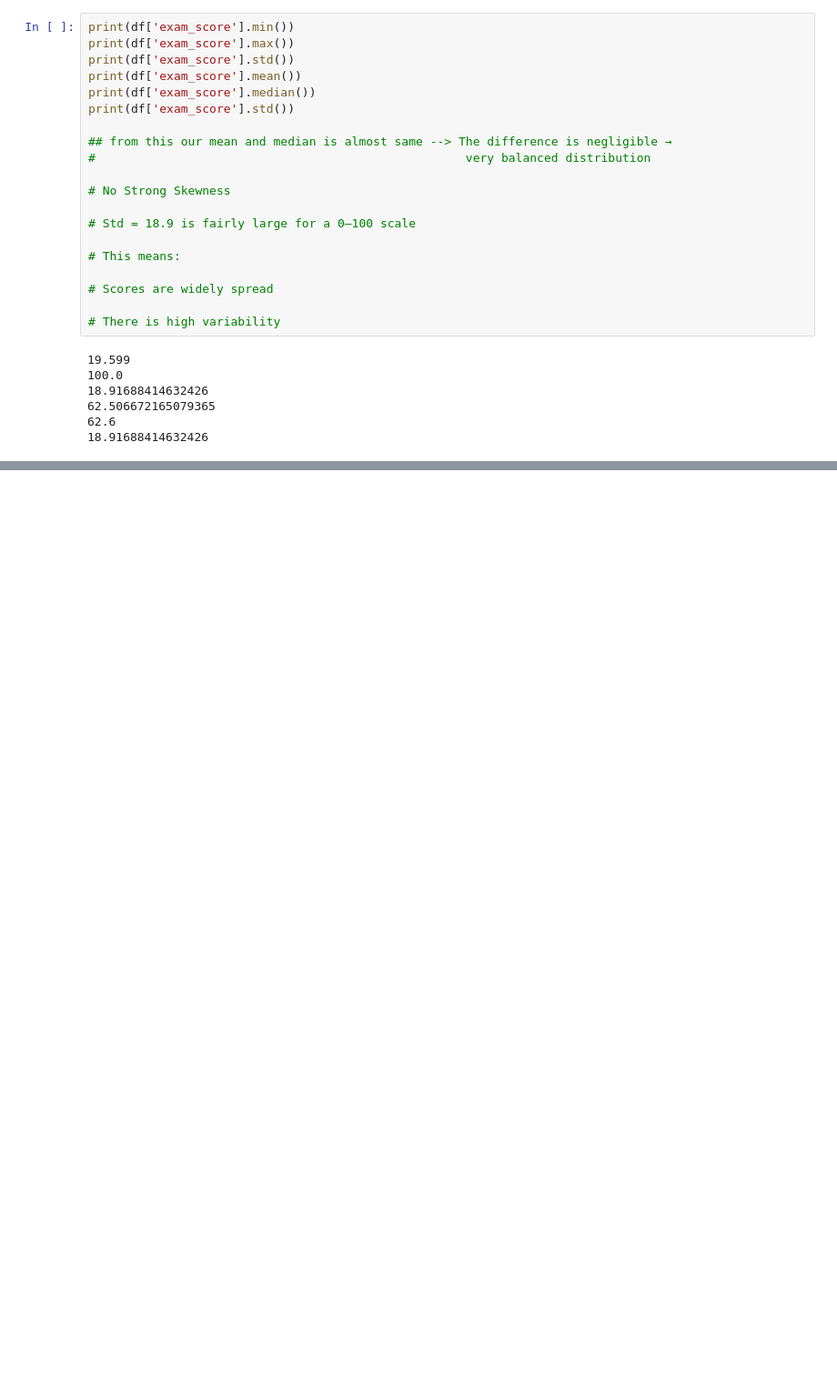
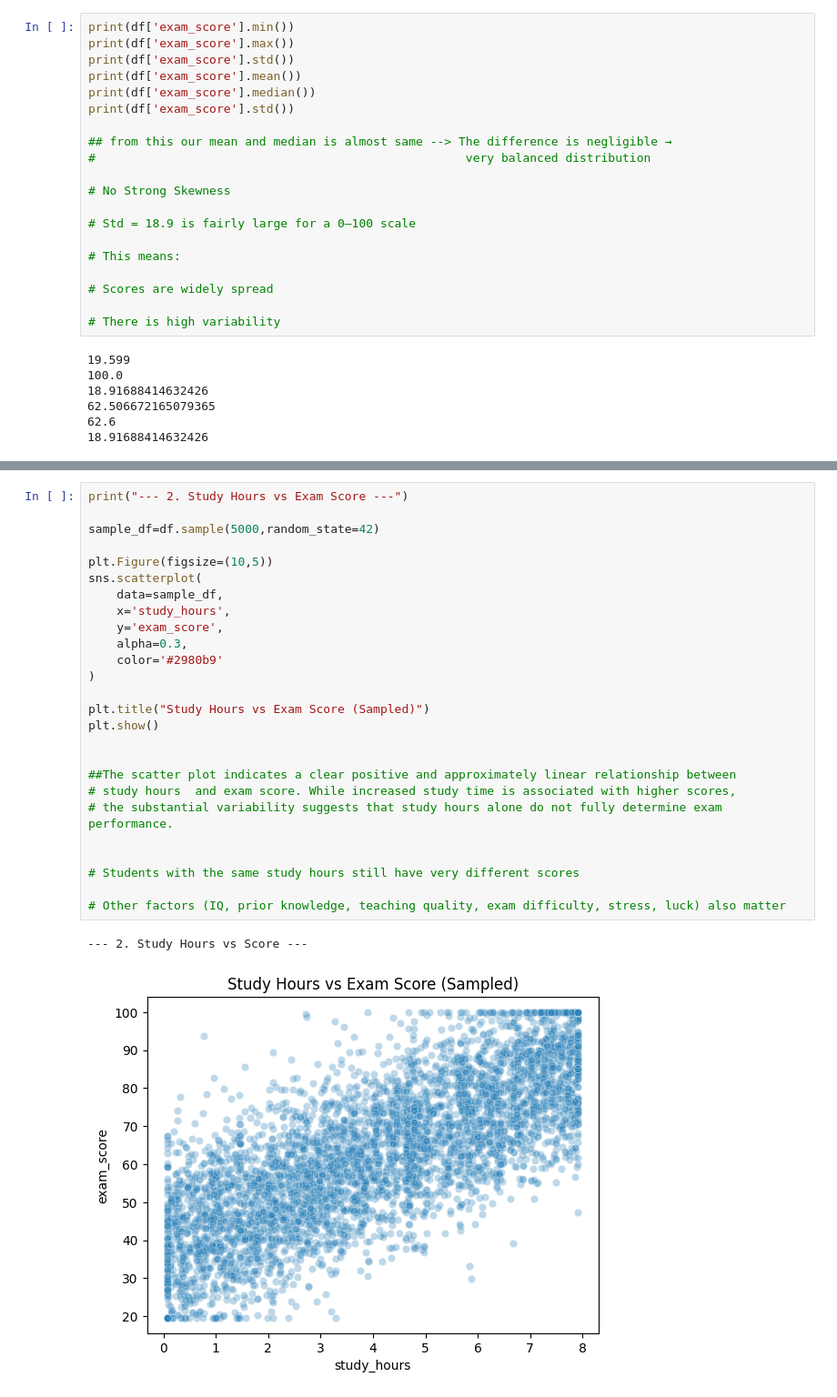
Before and after one commit to VisheshUnadkat13/Predicting-Student-Test-Scores-Kaggle-Competition, a Jupyter notebook: Student_Test_Performance.ipynb, the cells around one changed output, grey strips where cells are left out. Shown at 91% size. Drawn from its saved outputs; the diff is of its cells as text; blank space fills up the shorter version.

```diff
--- a/Student_Test_Performance.ipynb
+++ b/Student_Test_Performance.ipynb
@@ -121,0 +141,29 @@ print(df['exam_score'].std())
+# %%
+print("--- 2. Study Hours vs Exam Score ---")
+
+sample_df=df.sample(5000,random_state=42)
+
+plt.Figure(figsize=(10,5))
+sns.scatterplot(
+    data=sample_df,
+    x='study_hours',
+    y='exam_score',
+    alpha=0.3,
+    color='#2980b9'
+)
+
+plt.title("Study Hours vs Exam Score (Sampled)")
+plt.show()
+
+
+##The scatter plot indicates a clear positive and approximately linear relationship between
+# study hours  and exam score. While increased study time is associated with higher scores,
+# the substantial variability suggests that study hours alone do not fully determine exam performance.
+
+
+# Students with the same study hours still have very different scores
+
+# Other factors (IQ, prior knowledge, teaching quality, exam difficulty, stress, luck) also matter
+# %% [output]
+--- 2. Study Hours vs Score ---
+[figure, added]
```
Also changed, not shown: parts of 7 cells of this notebook.
